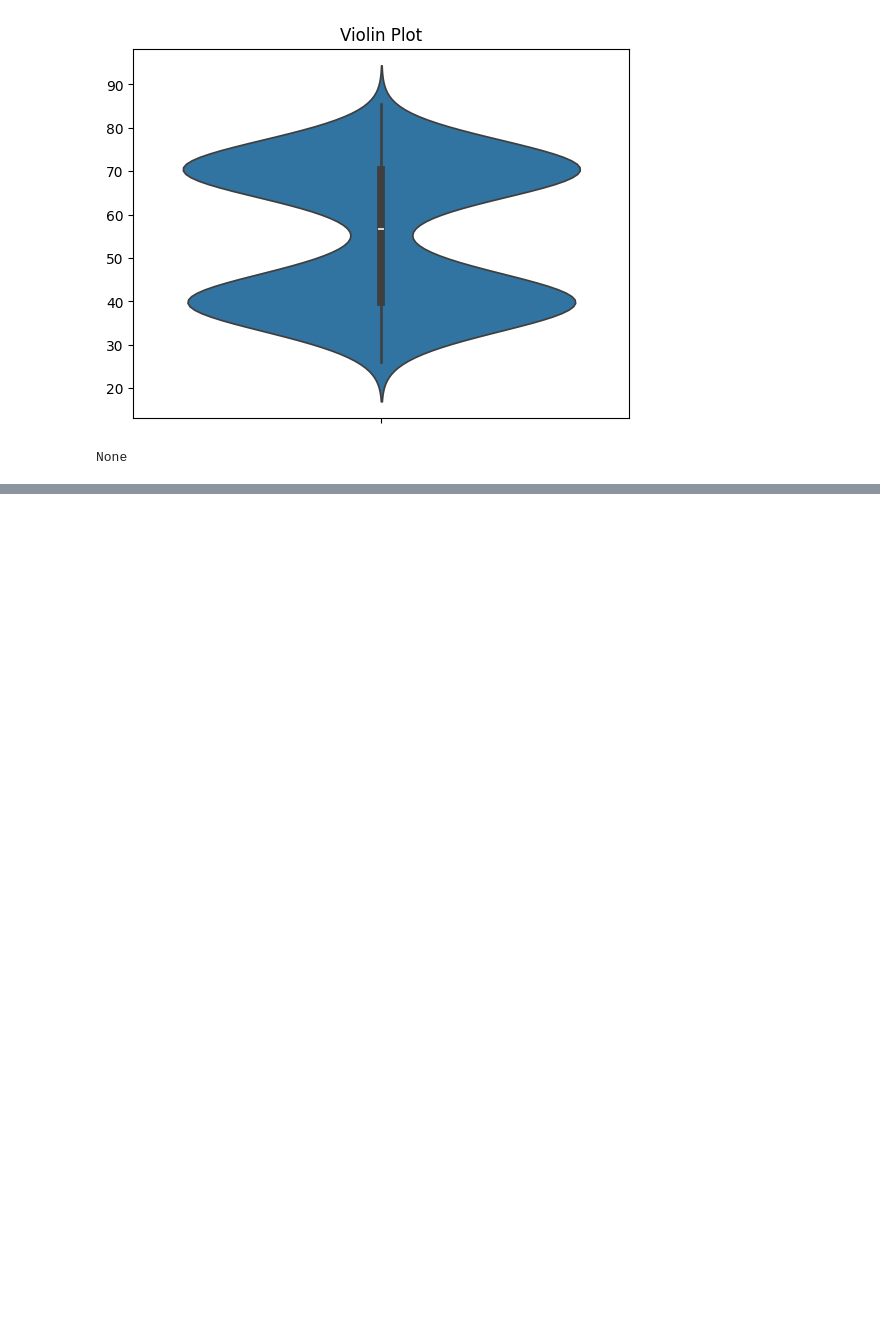
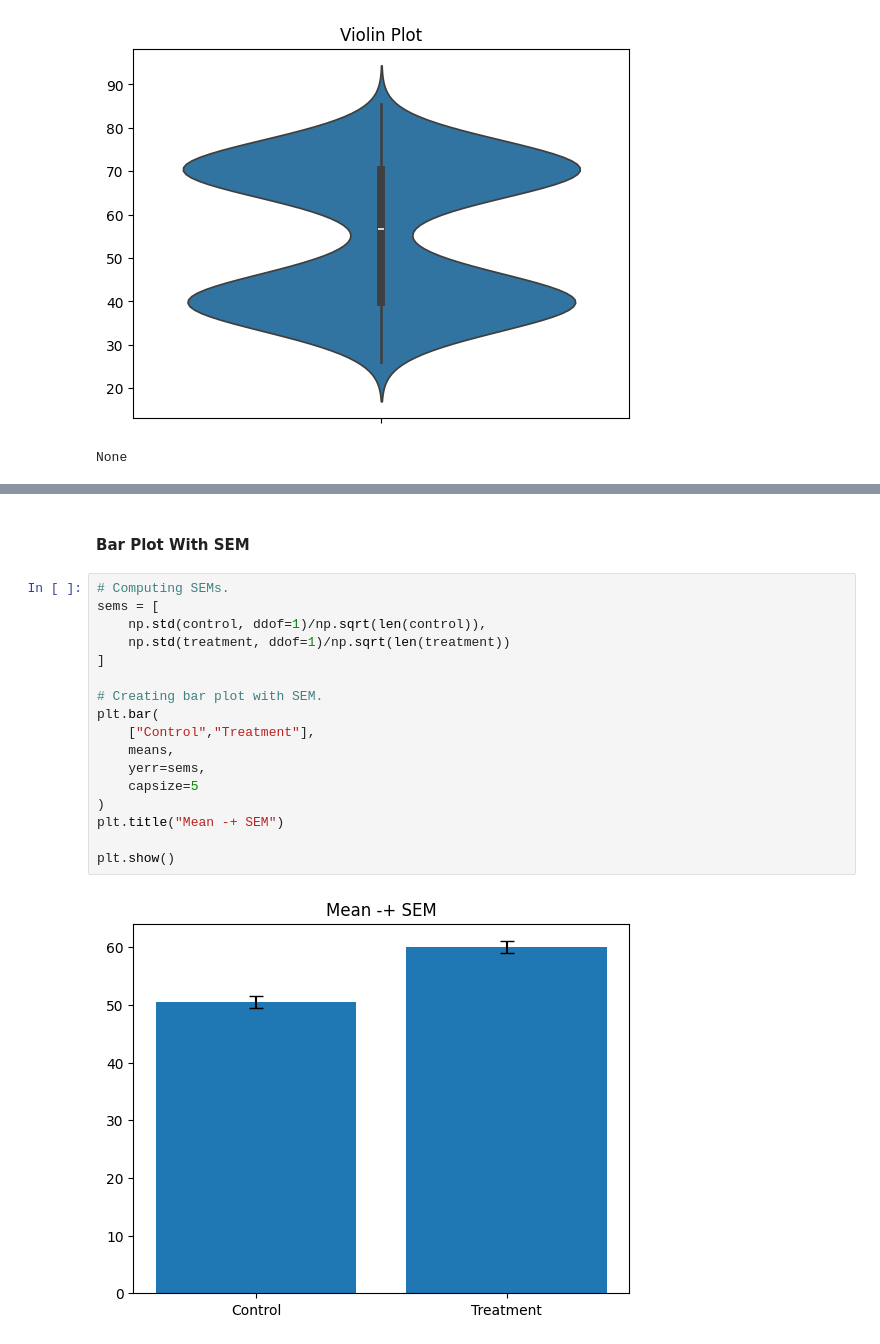
Before and after one commit to erfanjaripour/computational-cognitive-science-training, a Jupyter notebook: Visualization_Practices/Practice02_Relationship_Visualization.ipynb, the cells around one changed output, grey strips where cells are left out. Saved outputs shown, nothing was run; the diff lists cells and outputs as text; blank space fills up the shorter version.

```diff
--- a/Visualization_Practices/Practice02_Relationship_Visualization.ipynb
+++ b/Visualization_Practices/Practice02_Relationship_Visualization.ipynb
@@ -437,0 +485,21 @@ None
+# %% [markdown]
+#### Bar Plot With SEM
+# %%
+# Computing SEMs.
+sems = [
+    np.std(control, ddof=1)/np.sqrt(len(control)),
+    np.std(treatment, ddof=1)/np.sqrt(len(treatment))
+]
+
+# Creating bar plot with SEM.
+plt.bar(
+    ["Control","Treatment"],
+    means,
+    yerr=sems,
+    capsize=5
+)
+plt.title("Mean -+ SEM")
+
+plt.show()
+# %% [output]
+[figure, added]
```
Also changed, not shown: parts of 6 cells of this notebook.
